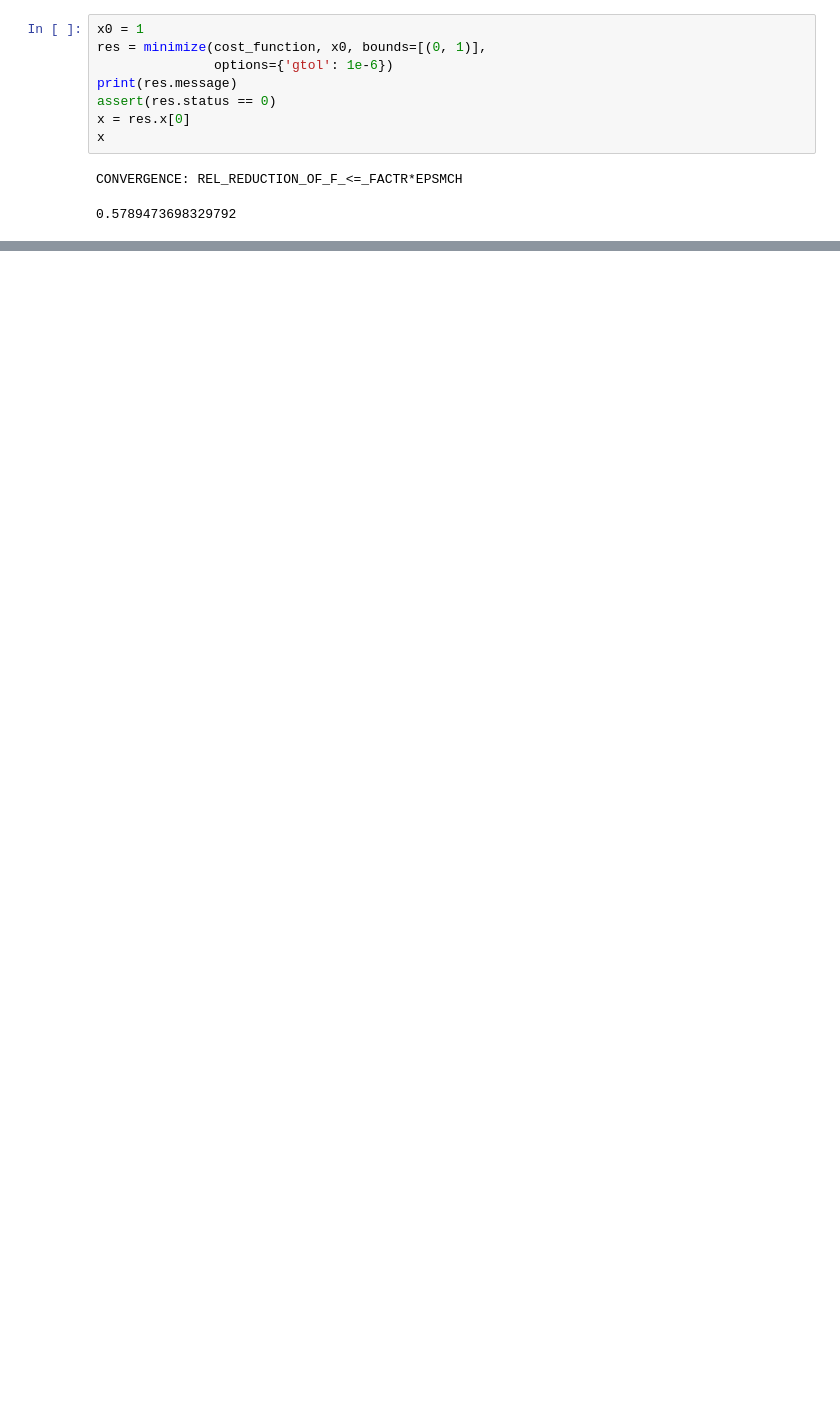
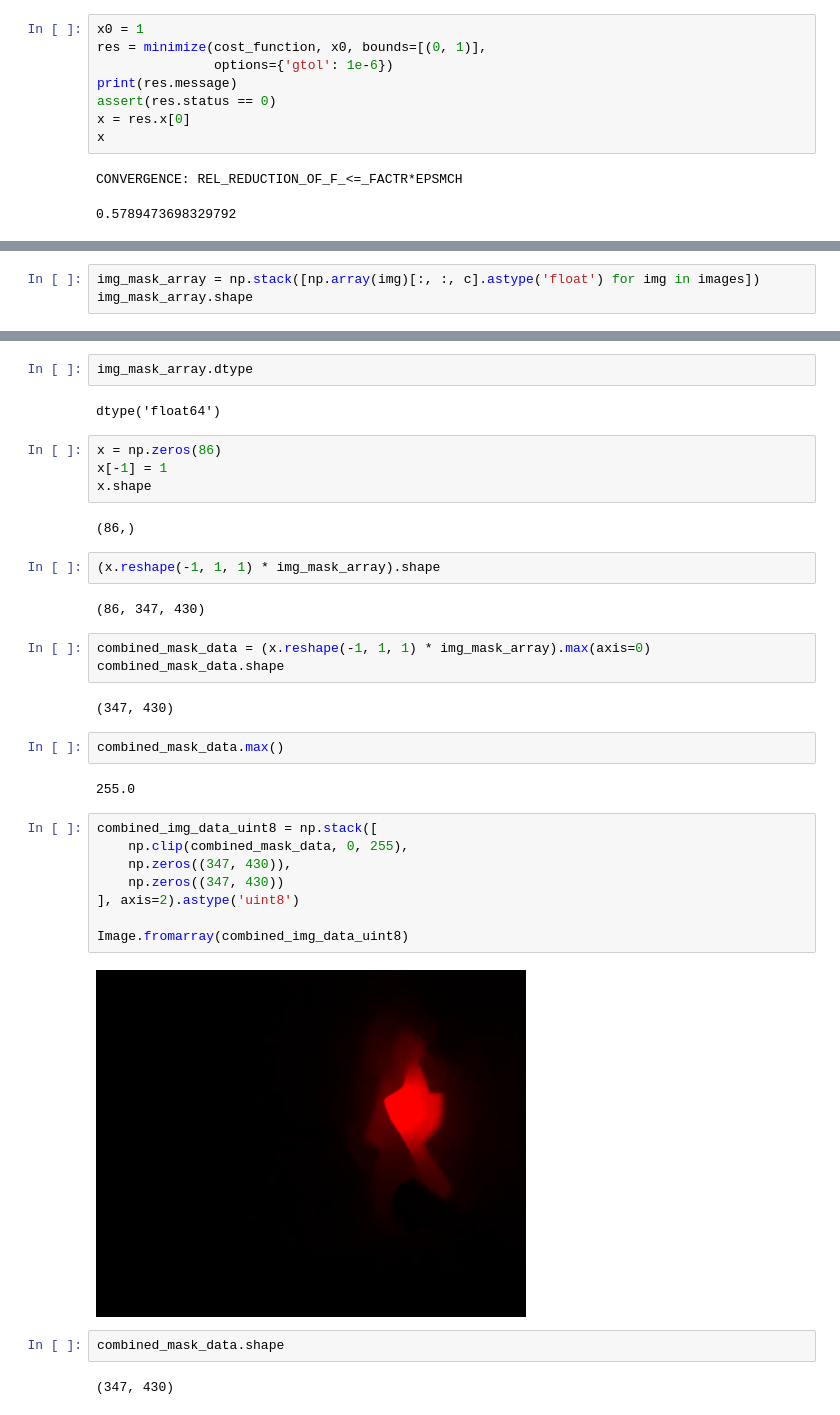
Before and after one commit to billtubbs/led-fire-place, a Jupyter notebook: Load-Fire-Video-and-Compute-display-LED-intensities.ipynb, the cells around one changed output, grey strips where cells are left out. Drawn from its saved outputs; the diff is of its cells as text; blank space fills up the shorter version.

```diff
--- a/Load-Fire-Video-and-Compute-display-LED-intensities.ipynb
+++ b/Load-Fire-Video-and-Compute-display-LED-intensities.ipynb
@@ -349,0 +339,3 @@ cost_function([2, 0.5, 0])
+# %%
+img_mask_array = np.stack([np.array(img)[:, :, c].astype('float') for img in images])
+img_mask_array.shape
@@ -349,0 +348,37 @@ cost_function([2, 0.5, 0])
+# %%
+img_mask_array.dtype
+# %% [output]
+dtype('float64')
+# %%
+x = np.zeros(86)
+x[-1] = 1
+x.shape
+# %% [output]
+(86,)
+# %%
+(x.reshape(-1, 1, 1) * img_mask_array).shape
+# %% [output]
+(86, 347, 430)
+# %%
+combined_mask_data = (x.reshape(-1, 1, 1) * img_mask_array).max(axis=0)
+combined_mask_data.shape
+# %% [output]
+(347, 430)
+# %%
+combined_mask_data.max()
+# %% [output]
+255.0
+# %%
+combined_img_data_uint8 = np.stack([
+    np.clip(combined_mask_data, 0, 255),
+    np.zeros((347, 430)),
+    np.zeros((347, 430))
+], axis=2).astype('uint8')
+
+Image.fromarray(combined_img_data_uint8)
+# %% [output]
+[figure, added]
+# %%
+combined_mask_data.shape
+# %% [output]
+(347, 430)
```
Also changed, not shown: parts of 57 cells of this notebook.
